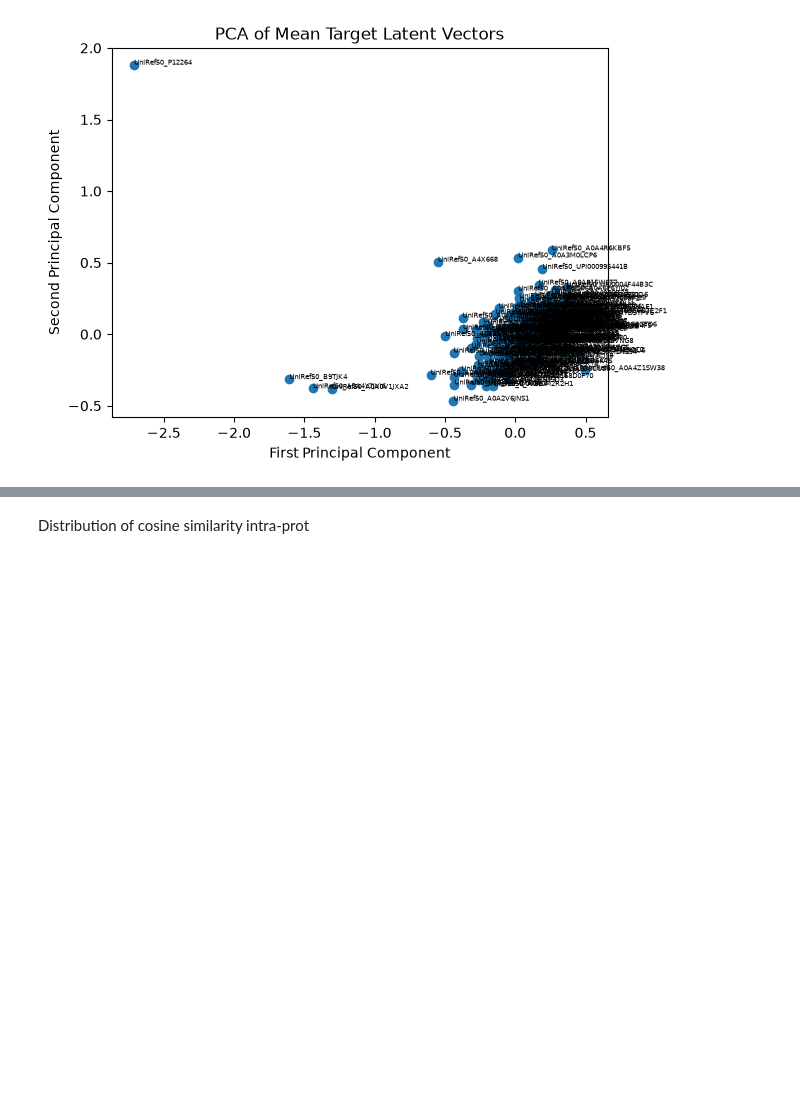
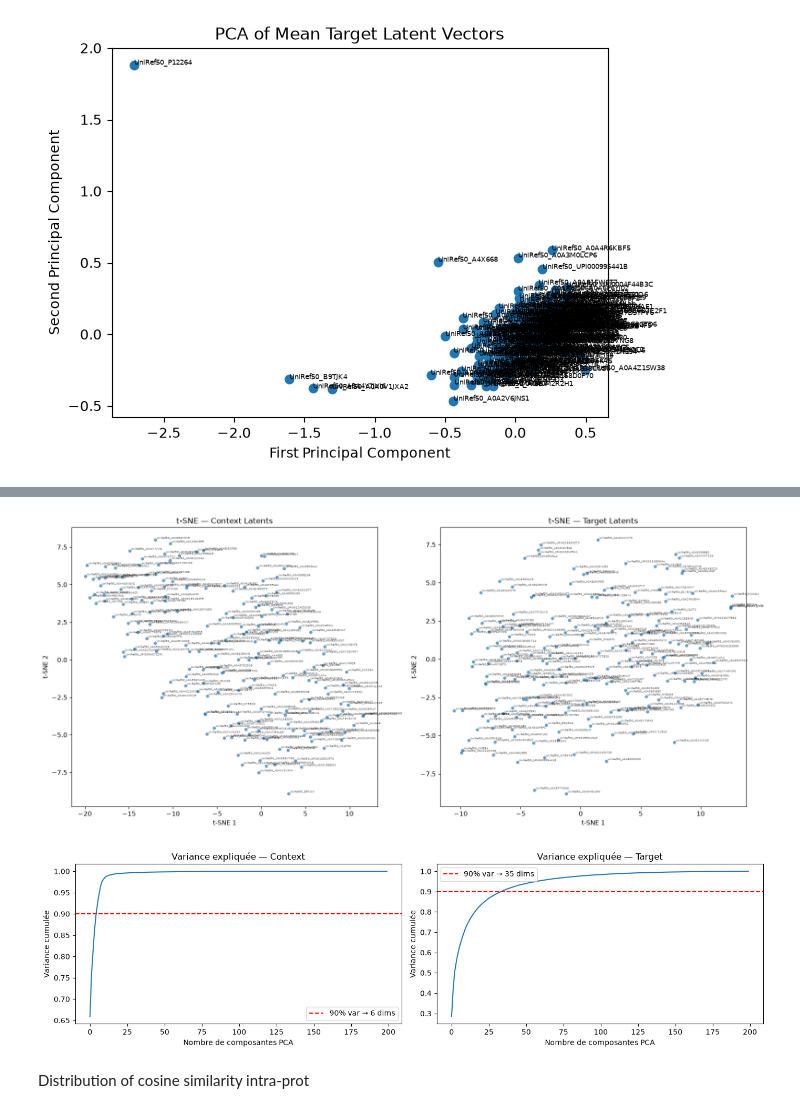
Before and after one commit to Alexandre-gng/JEPA_4_PLM, a Jupyter notebook: src/analysis.ipynb, the cells around one changed output, grey strips where cells are left out. Cells and saved outputs as stored; diff of their text form; code cells hidden in the pictures; blank space fills up the shorter version.

```diff
--- a/src/analysis.ipynb
+++ b/src/analysis.ipynb
@@ -166,0 +211,74 @@ plt.show()
+# %%
+import numpy as np
+import matplotlib.pyplot as plt
+from sklearn.manifold import TSNE
+from sklearn.decomposition import PCA
+
+# ── Paramètres ──────────────────────────────────────────────────────────────
+prot_names = [result["prot_name"] for result in list_results]
+PERPLEXITY   = min(30, len(list_results) - 1)  # doit être < n_samples
+N_ITER       = 1000
+RANDOM_STATE = 42
+
+# ── Réduction dimensionnelle préalable (recommandé avant t-SNE en haute dim) ─
+# On réduit à 50 dims avec PCA avant t-SNE pour stabiliser et accélérer
+n_pca_components = min(50, mean_context_latents.shape[1], len(list_results) - 1)
+
+pca_pre = PCA(n_components=n_pca_components, random_state=RANDOM_STATE)
+context_pca_pre = pca_pre.fit_transform(mean_context_latents)
+target_pca_pre  = pca_pre.fit_transform(mean_target_latents)
+
+# ── t-SNE ────────────────────────────────────────────────────────────────────
+tsne = TSNE(
+    n_components=2,
+    perplexity=PERPLEXITY,
+    max_iter=N_ITER,
+    learning_rate="auto",
+    init="pca",          # init PCA = plus stable que random
+    random_state=RANDOM_STATE,
+    verbose=1,
+)
+
+print("Computing t-SNE on context latents...")
+tsne_context = tsne.fit_transform(context_pca_pre)
+
+print("Computing t-SNE on target latents...")
+tsne_target  = tsne.fit_transform(target_pca_pre)
+
+# ── Visualisation ─────────────────────────────────────────────────────────────
+def plot_tsne(coords, names, title, ax):
+    ax.scatter(coords[:, 0], coords[:, 1], s=25, alpha=0.7, edgecolors="none")
+    for i, name in enumerate(names):
+        ax.annotate(name, (coords[i, 0], coords[i, 1]),
+                    fontsize=4, alpha=0.6,
+                    xytext=(2, 2), textcoords="offset points")
+    ax.set_xlabel("t-SNE 1")
+    ax.set_ylabel("t-SNE 2")
+    ax.set_title(title)
+
+fig, axes = plt.subplots(1, 2, figsize=(16, 7))
+plot_tsne(tsne_context, prot_names, "t-SNE — Context Latents", axes[0])
+plot_tsne(tsne_target,  prot_names, "t-SNE — Target Latents",  axes[1])
+plt.tight_layout()
+plt.savefig("tsne_latents.png", dpi=150)
+plt.show()
+
+# ── Bonus : variance expliquée par la PCA (diagnostic du collapse) ─────────
+fig, axes = plt.subplots(1, 2, figsize=(14, 4))
+for ax, latents, label in [
+    (axes[0], mean_context_latents, "Context"),
+    (axes[1], mean_target_latents,  "Target"),
+]:
+    pca_diag = PCA().fit(latents)
+    cumvar = np.cumsum(pca_diag.explained_variance_ratio_)
+    n_dims_90 = np.searchsorted(cumvar, 0.90) + 1
+    ax.plot(cumvar)
+    ax.axhline(0.90, color="red", linestyle="--", label=f"90% var → {n_dims_90} dims")
+    ax.set_xlabel("Nombre de composantes PCA")
+    ax.set_ylabel("Variance cumulée")
+    ax.set_title(f"Variance expliquée — {label}")
+    ax.legend()
+plt.tight_layout()
+plt.savefig("pca_variance.png", dpi=150)
+plt.show()
+# %% [output]
@@ -167,3 +301,5 @@ plt.show()
+[figure, added]
+[figure, added]
 # %% [markdown]
 Distribution of cosine similarity intra-prot
 # %%
```
Also changed, not shown: parts of 3 cells of this notebook, 2 other files.
